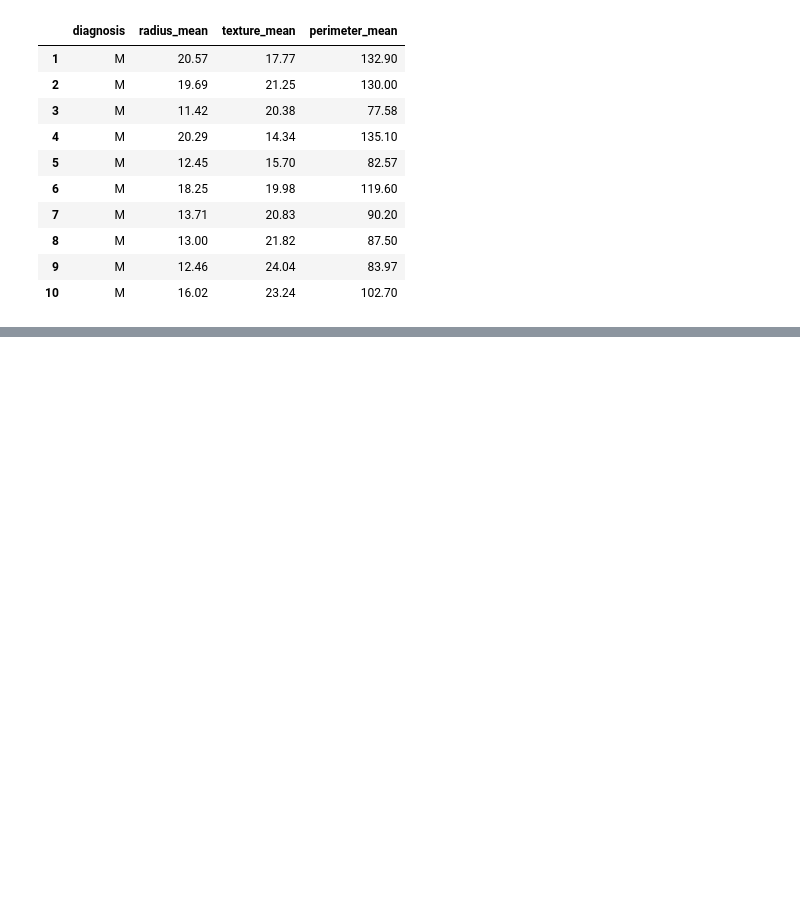
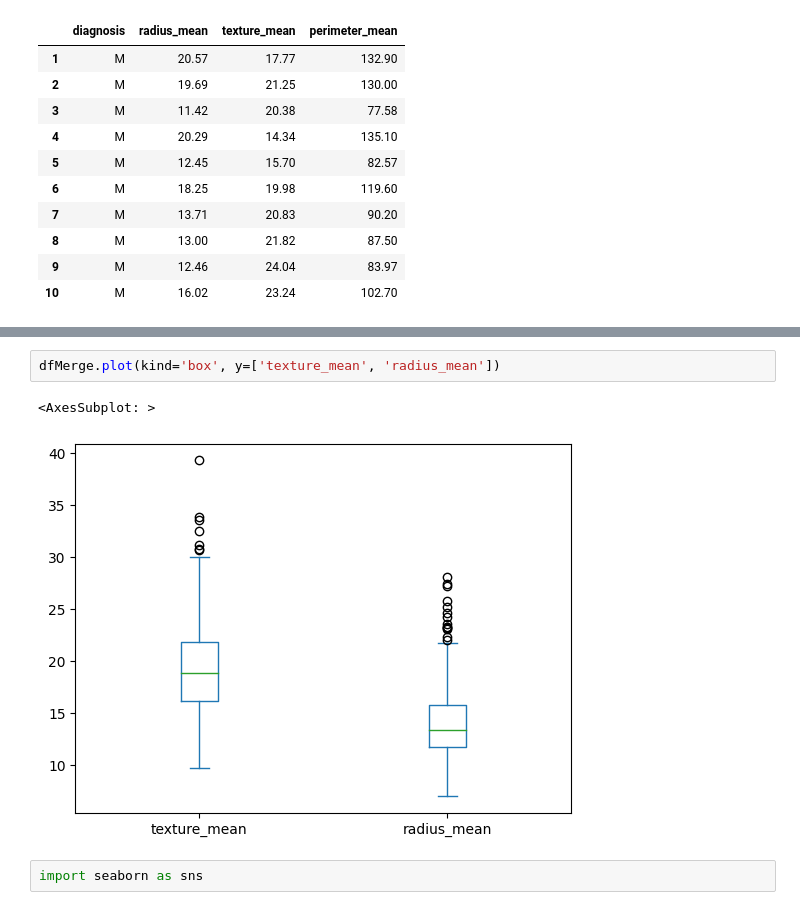
Before and after one commit to carlitos9087/Caderno_de_anota-es_python, a Jupyter notebook: seaborn_pandas/teste.ipynb, the cells around one changed output, grey strips where cells are left out. Saved outputs shown, nothing was run; the diff lists cells and outputs as text; blank space fills up the shorter version.

Commit message:
pandas e seaborn

```diff
--- a/seaborn_pandas/teste.ipynb
+++ b/seaborn_pandas/teste.ipynb
@@ -23,0 +402,7 @@ df.iloc[1:11,1:5]
+# %%
+dfMerge.plot(kind='box', y=['texture_mean', 'radius_mean'])
+# %% [output]
+<AxesSubplot: >
+[figure, added]
+# %%
+import seaborn as sns
```
Also changed, not shown: parts of 62 cells of this notebook, 3 other files.
